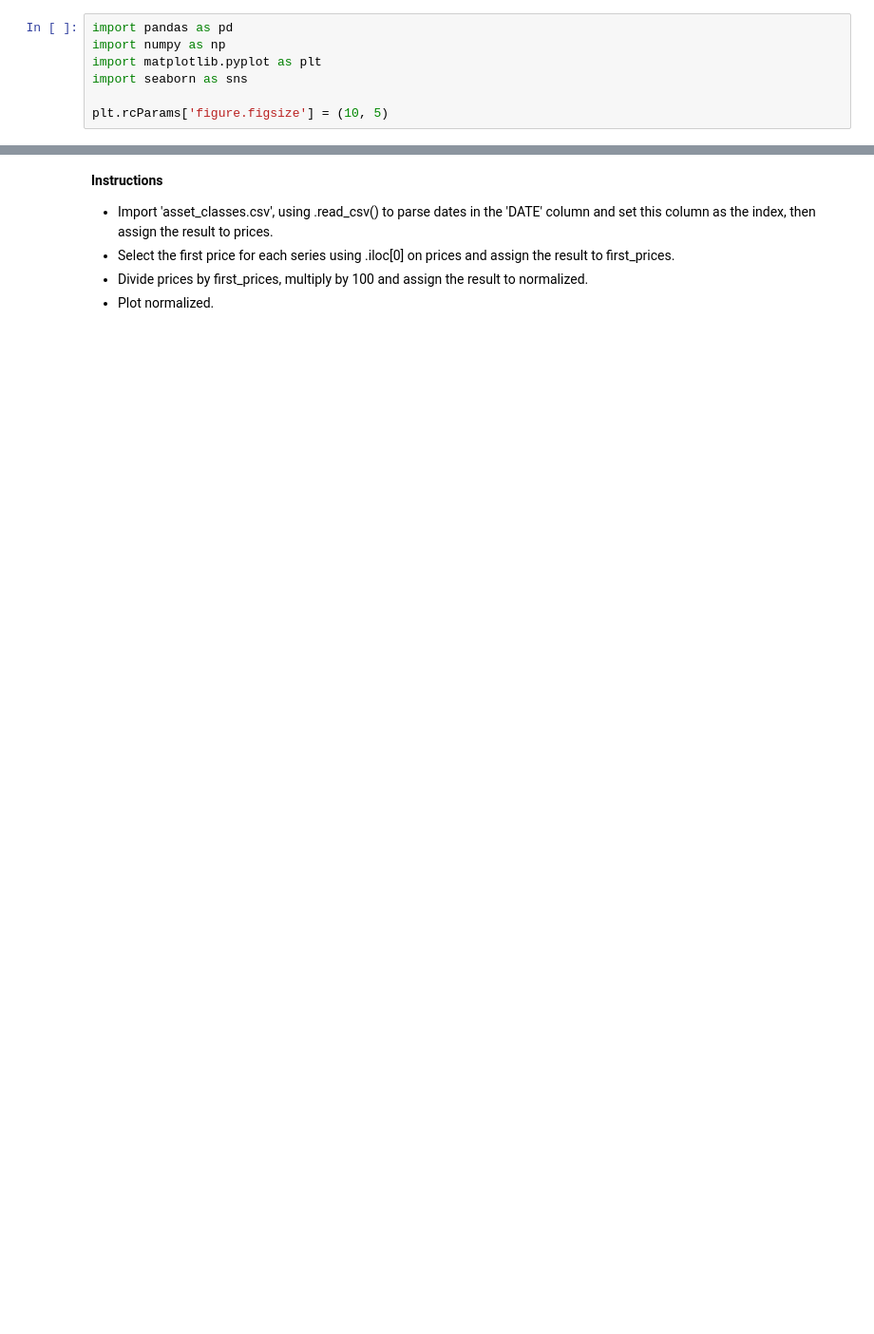
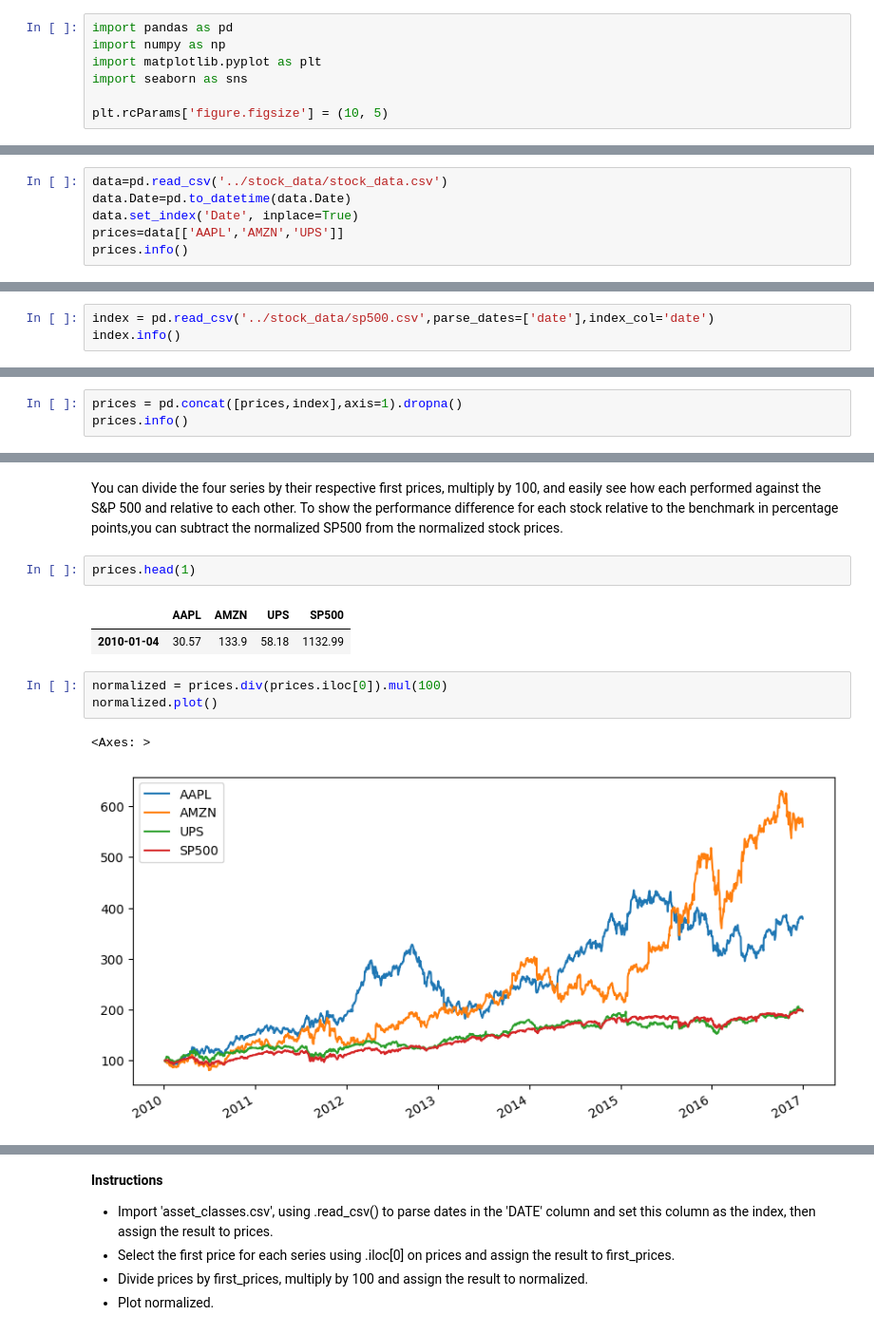
Before and after one commit to Aduzona/Machine_Learning, a Jupyter notebook: 14_Time_Series_with_Python/1_Manipulating_Time_Series_Data_in_Python/2_Basic_Time_Series_Metrics_&_Resampling/Basic_Time_Series_Metrics_&_Resampling.ipynb, the cells around one changed output, grey strips where cells are left out. Shown at 95% size. Cells and saved outputs as stored; diff of their text form; blank space fills up the shorter version.

```diff
--- a/14_Time_Series_with_Python/1_Manipulating_Time_Series_Data_in_Python/2_Basic_Time_Series_Metrics_&_Resampling/Basic_Time_Series_Metrics_&_Resampling.ipynb
+++ b/14_Time_Series_with_Python/1_Manipulating_Time_Series_Data_in_Python/2_Basic_Time_Series_Metrics_&_Resampling/Basic_Time_Series_Metrics_&_Resampling.ipynb
@@ -16,0 +99,6 @@ plt.rcParams['figure.figsize'] = (10, 5)
+# %%
+data=pd.read_csv('../stock_data/stock_data.csv')
+data.Date=pd.to_datetime(data.Date)
+data.set_index('Date', inplace=True)
+prices=data[['AAPL','AMZN','UPS']]
+prices.info()
@@ -16,0 +149,3 @@ plt.rcParams['figure.figsize'] = (10, 5)
+# %%
+index = pd.read_csv('../stock_data/sp500.csv',parse_dates=['date'],index_col='date')
+index.info()
@@ -16,0 +161,3 @@ plt.rcParams['figure.figsize'] = (10, 5)
+# %%
+prices = pd.concat([prices,index],axis=1).dropna()
+prices.info()
@@ -16,0 +176,13 @@ plt.rcParams['figure.figsize'] = (10, 5)
+# %% [markdown]
+You can divide the four series by their respective first prices, multiply by 100, and easily see how each performed against the S&P 500 and relative to each other. To show the performance difference for each stock relative to the benchmark in percentage points,you can subtract the normalized SP500 from the normalized stock prices.
+# %%
+prices.head(1)
+# %% [output]
+|  | AAPL | AMZN | UPS | SP500 |
+| 2010-01-04 | 30.57 | 133.9 | 58.18 | 1132.99 |
+# %%
+normalized = prices.div(prices.iloc[0]).mul(100)
+normalized.plot()
+# %% [output]
+<Axes: >
+[figure, added]
```
Also changed, not shown: parts of 113 cells of this notebook, 31 other files.
